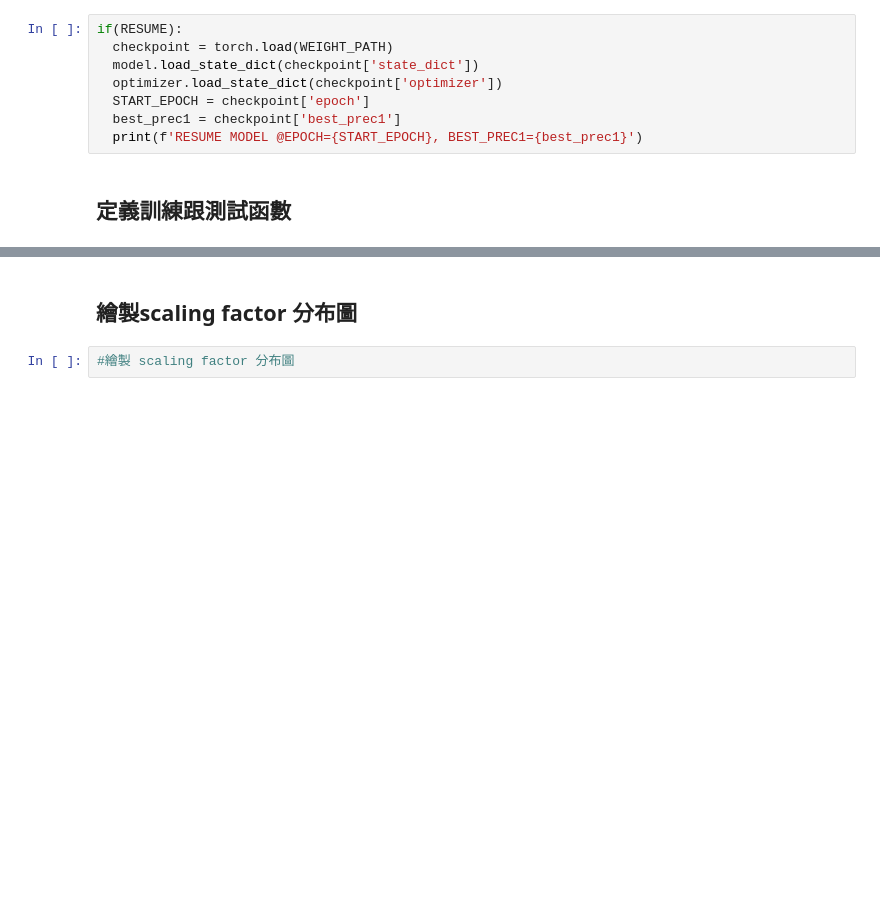
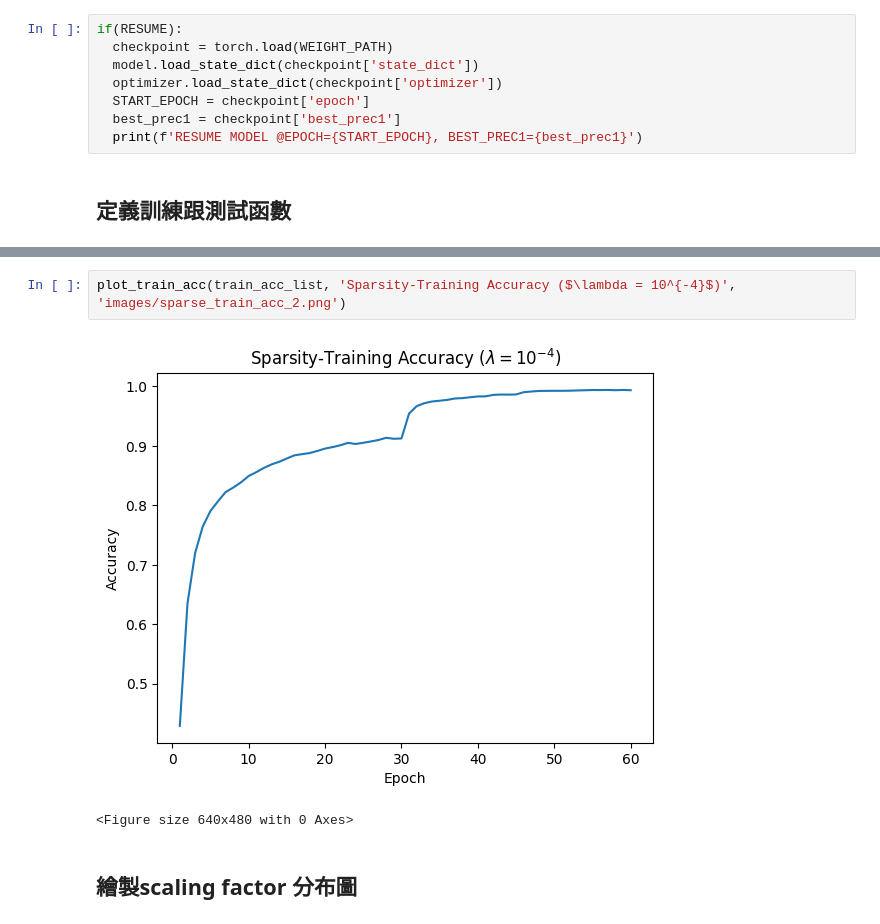
Before and after one commit to yutingshih/eai2024, a Jupyter notebook: lab/lab4/src/sparsity_train.ipynb, the cells around one changed output, grey strips where cells are left out. Saved outputs shown, nothing was run; the diff lists cells and outputs as text; blank space fills up the shorter version.

```diff
--- a/lab/lab4/src/sparsity_train.ipynb
+++ b/lab/lab4/src/sparsity_train.ipynb
@@ -183,4 +241,7 @@ for epoch in range(START_EPOCH, EPOCHS):
+# %%
+plot_train_acc(train_acc_list, 'Sparsity-Training Accuracy ($\lambda = 10^{-4}$)', 'images/sparse_train_acc_2.png')
+# %% [output]
+[figure, added]
+<Figure size 640x480 with 0 Axes>
 # %% [markdown]
 ## 繪製scaling factor 分布圖
-# %%
-#繪製 scaling factor 分布圖
```
Also changed, not shown: parts of 16 cells of this notebook, 7 other files.
